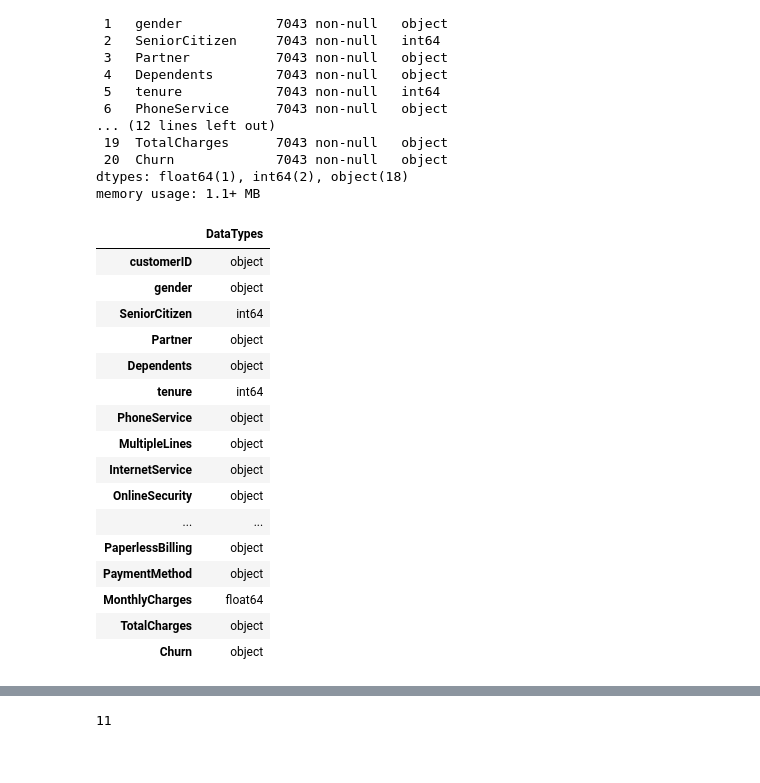
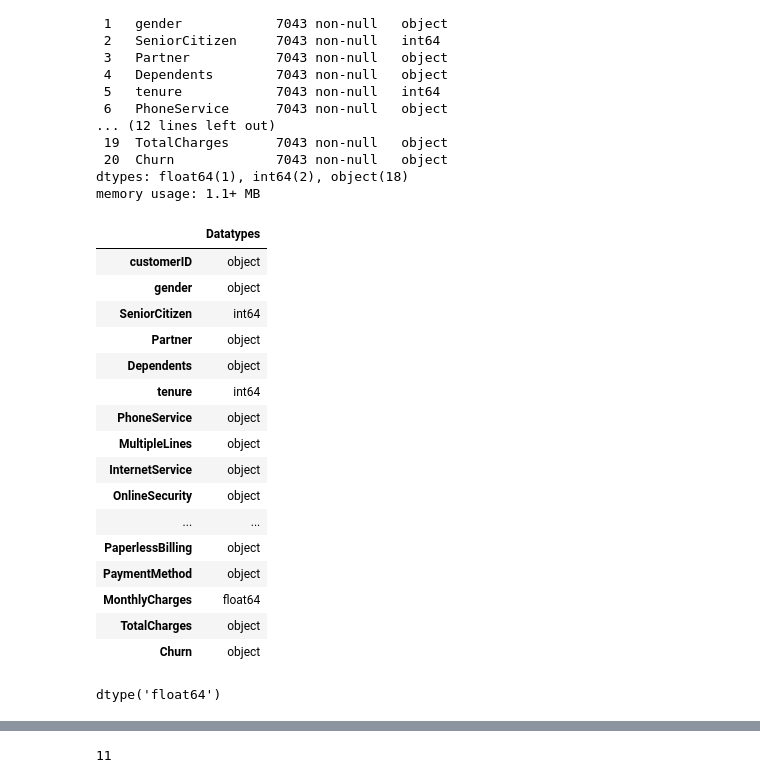
Before and after one commit to raushan9jnv/Churn-Predict, a Jupyter notebook: Submitted_Assignment_Logistic_Regression.ipynb, the cells around one changed output, grey strips where cells are left out. Drawn from its saved outputs; the diff is of its cells as text; code cells hidden in the pictures.

```diff
--- a/Submitted_Assignment_Logistic_Regression.ipynb
+++ b/Submitted_Assignment_Logistic_Regression.ipynb
@@ -103,9 +109,9 @@ Data columns (total 21 columns):
 dtypes: float64(1), int64(2), object(18)
 memory usage: 1.1+ MB
 # %%
-pd.DataFrame(df.dtypes).rename(columns={0:'DataTypes'})
+pd.DataFrame(df.dtypes).rename(columns={0:'Datatypes'})
 # %% [output]
-|  | DataTypes |
+|  | Datatypes |
 | customerID | object |
 | gender | object |
 | SeniorCitizen | int64 |
@@ -122,6 +128,11 @@ pd.DataFrame(df.dtypes).rename(columns={0:'DataTypes'})
 | MonthlyCharges | float64 |
 | TotalCharges | object |
 | Churn | object |
+# %%
+df['TotalCharges']=pd.to_numeric(df['TotalCharges'],errors='coerce')
+df['TotalCharges'].dtype
+# %% [output]
+dtype('float64')
 # %%
 df.describe()
 # %% [output]
```
Also changed, not shown: parts of 35 cells of this notebook.
